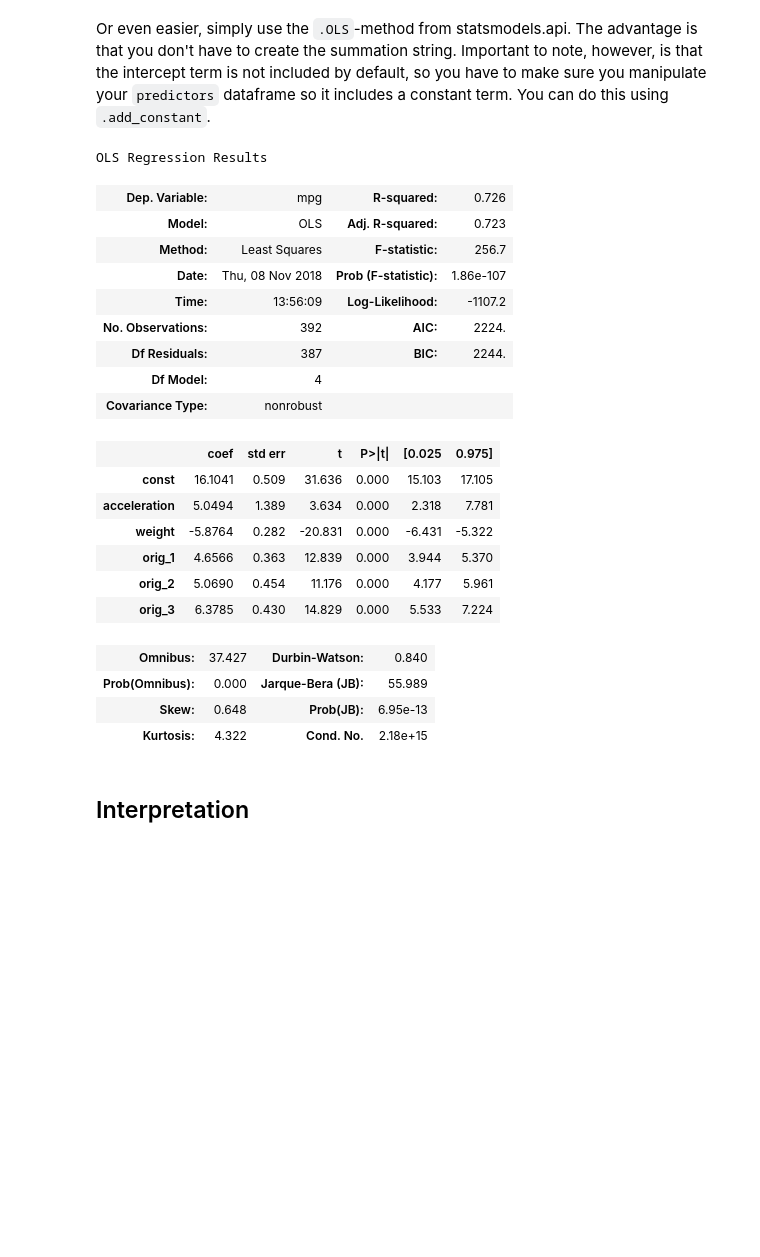
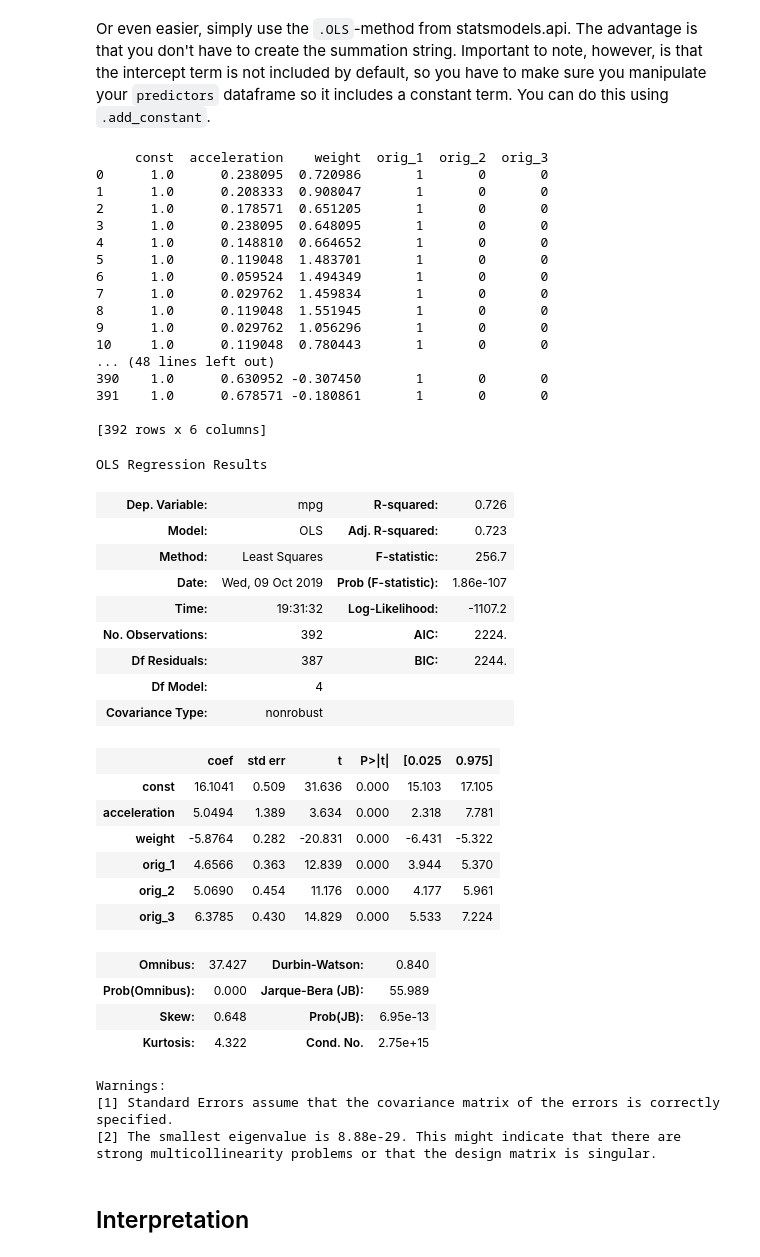
Before and after one commit to kathrinv/dsc-multiple-linear-regression-statsmodels-nyc-ds-082619, a Jupyter notebook: index.ipynb, the cells around one changed output. Saved outputs shown, nothing was run; the diff lists cells and outputs as text; code cells hidden in the pictures; blank space fills up the shorter version.

```diff
--- a/index.ipynb
+++ b/index.ipynb
@@ -128,16 +128,33 @@ Or even easier, simply use the `.OLS`-method from statsmodels.api. The advantage
 # %%
 import statsmodels.api as sm
 predictors_int = sm.add_constant(predictors)
-predic
+print(predictors_int)
 model = sm.OLS(data['mpg'],predictors_int).fit()
 model.summary()
 # %% [output]
-OLS Regression Results
+     const  acceleration    weight  orig_1  orig_2  orig_3
+0      1.0      0.238095  0.720986       1       0       0
+1      1.0      0.208333  0.908047       1       0       0
+2      1.0      0.178571  0.651205       1       0       0
+3      1.0      0.238095  0.648095       1       0       0
+4      1.0      0.148810  0.664652       1       0       0
+5      1.0      0.119048  1.483701       1       0       0
+6      1.0      0.059524  1.494349       1       0       0
+7      1.0      0.029762  1.459834       1       0       0
+8      1.0      0.119048  1.551945       1       0       0
+9      1.0      0.029762  1.056296       1       0       0
+10     1.0      0.119048  0.780443       1       0       0
+... (48 lines left out)
+390    1.0      0.630952 -0.307450       1       0       0
+391    1.0      0.678571 -0.180861       1       0       0
+
+[392 rows x 6 columns]
+OLS Regression Results
 | Dep. Variable: | mpg | R-squared: | 0.726 |
 | Model: | OLS | Adj. R-squared: | 0.723 |
 | Method: | Least Squares | F-statistic: | 256.7 |
-| Date: | Thu, 08 Nov 2018 | Prob (F-statistic): | 1.86e-107 |
-| Time: | 13:56:09 | Log-Likelihood: | -1107.2 |
+| Date: | Wed, 09 Oct 2019 | Prob (F-statistic): | 1.86e-107 |
+| Time: | 19:31:32 | Log-Likelihood: | -1107.2 |
 | No. Observations: | 392 | AIC: | 2224. |
 | Df Residuals: | 387 | BIC: | 2244. |
 | Df Model: | 4 |  |  |
@@ -152,7 +169,11 @@ OLS Regression Results
 | Omnibus: | 37.427 | Durbin-Watson: | 0.840 |
 | Prob(Omnibus): | 0.000 | Jarque-Bera (JB): | 55.989 |
 | Skew: | 0.648 | Prob(JB): | 6.95e-13 |
-| Kurtosis: | 4.322 | Cond. No. | 2.18e+15 |
+| Kurtosis: | 4.322 | Cond. No. | 2.75e+15 |
+Warnings:
+[1] Standard Errors assume that the covariance matrix of the errors is correctly specified.
+[2] The smallest eigenvalue is 8.88e-29. This might indicate that there are
+strong multicollinearity problems or that the design matrix is singular.
 # %% [markdown]
 ## Interpretation
 # %% [markdown]
```
